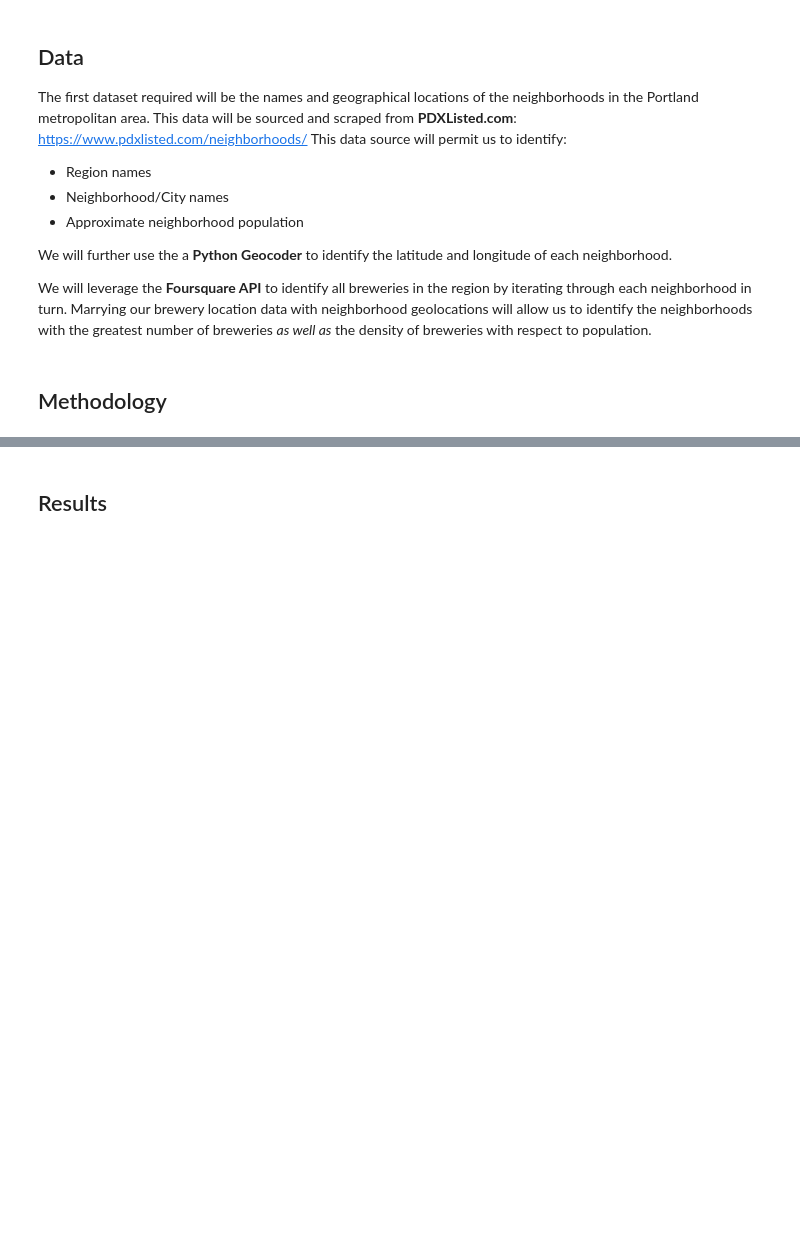
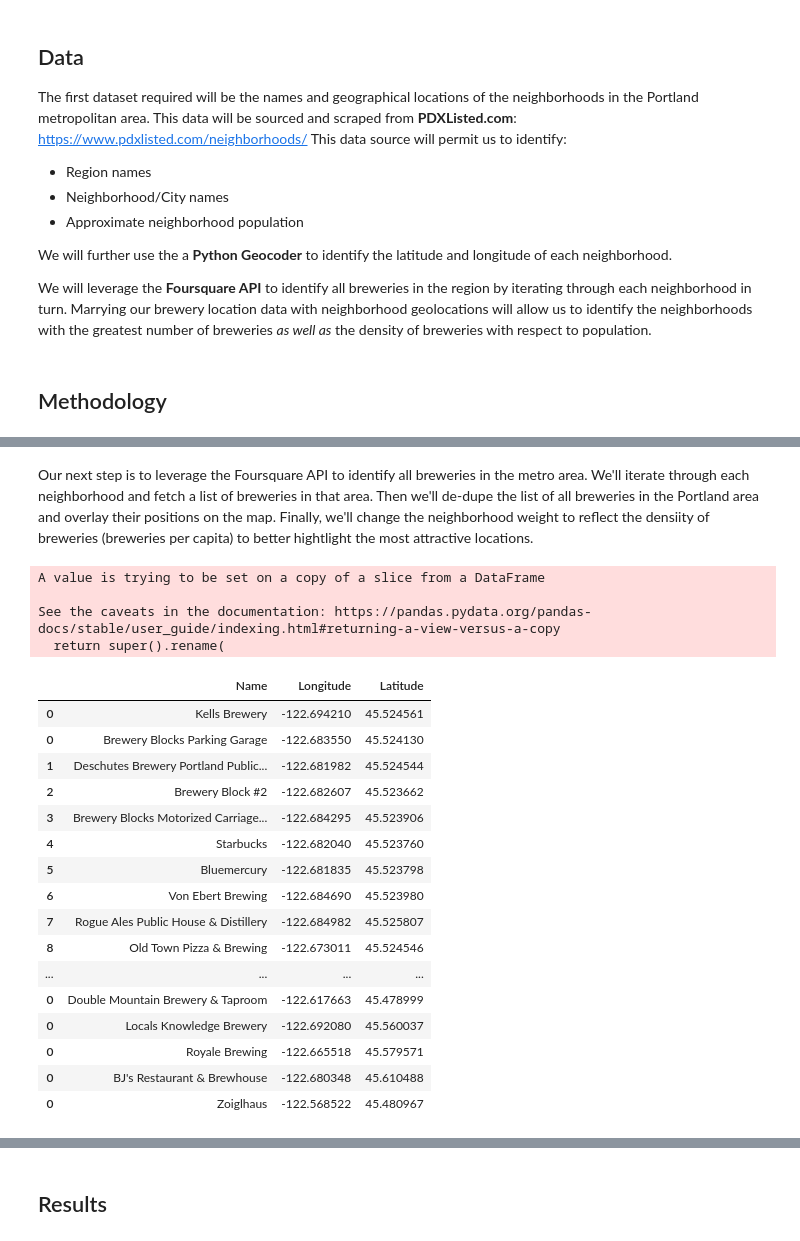
Before and after one commit to ericmann/Coursera_Capstone, a Jupyter notebook: Battle of the Neighborhoods.ipynb, the cells around one changed output, grey strips where cells are left out. Saved outputs shown, nothing was run; the diff lists cells and outputs as text; code cells hidden in the pictures; blank space fills up the shorter version.

```diff
--- a/Battle of the Neighborhoods.ipynb
+++ b/Battle of the Neighborhoods.ipynb
@@ -22,0 +132,64 @@ We will leverage the **Foursquare API** to identify all breweries in the region
+# %% [markdown]
+Our next step is to leverage the Foursquare API to identify all breweries in the metro area. We'll iterate through each neighborhood and fetch a list of breweries in that area. Then we'll de-dupe the list of all breweries in the Portland area and overlay their positions on the map. Finally, we'll change the neighborhood weight to reflect the densiity of breweries (breweries per capita) to better hightlight the most attractive locations.
+# %%
+import requests
+
+from creds import CLIENT_ID, CLIENT_SECRET
+VERSION = '20180604'
+LIMIT = 50
+
+search_query = 'brewery'
+radius = 805 # Half mile in meters
+
+brewery_count = {} # Dict to track neighborhood => brewery counts
+breweries = pd.DataFrame(columns=['Name', 'Longitude', 'Latitude'])  # Set to track unique tuples of breweries (Brewery, lat, long)
+
+# Iterate through our neighborhoods
+for i, row in filtered.iterrows():
+    latitude = row['Latitude']
+    longitude = row['Longitude']
+
+    url = 'https://api.foursquare.com/v2/venues/search?client_id={}&client_secret={}&ll={},{}&v={}&query={}&radius={}&limit={}'.format(CLIENT_ID, CLIENT_SECRET, latitude, longitude, VERSION, search_query, radius, LIMIT)
+    results = requests.get(url).json()
+
+    venues = results['response']['venues']
+
+    if len(venues) == 0:
+        continue
+
+    # Transform venues into a dataframe
+    dataframe = pd.json_normalize(venues)
+
+    # Filter things down to _just_ the columns we care about - name, latitude, longitude
+    filtered_dataframe = dataframe[['name', 'location.lng', 'location.lat']]
+    filtered_dataframe.rename(columns={'name': 'Name', 'location.lng': 'Longitude', 'location.lat': 'Latitude'}, inplace=True)
+
+    # Store our data for later
+    brewery_count[row['Neighborhood']] = filtered_dataframe.shape[0]
+    breweries = breweries.append(filtered_dataframe)
+
+# Dedupe our brewery list for visualization
+breweries = breweries.drop_duplicates()
+breweries
+# %% [output]
+A value is trying to be set on a copy of a slice from a DataFrame
+
+See the caveats in the documentation: https://pandas.pydata.org/pandas-docs/stable/user_guide/indexing.html#returning-a-view-versus-a-copy
+  return super().rename(
+|  | Name | Longitude | Latitude |
+| 0 | Kells Brewery | -122.694210 | 45.524561 |
+| 0 | Brewery Blocks Parking Garage | -122.683550 | 45.524130 |
+| 1 | Deschutes Brewery Portland Public... | -122.681982 | 45.524544 |
+| 2 | Brewery Block #2 | -122.682607 | 45.523662 |
+| 3 | Brewery Blocks Motorized Carriage... | -122.684295 | 45.523906 |
+| 4 | Starbucks | -122.682040 | 45.523760 |
+| 5 | Bluemercury | -122.681835 | 45.523798 |
+| 6 | Von Ebert Brewing | -122.684690 | 45.523980 |
+| 7 | Rogue Ales Public House & Distillery | -122.684982 | 45.525807 |
+| 8 | Old Town Pizza & Brewing | -122.673011 | 45.524546 |
+| ... | ... | ... | ... |
+| 0 | Double Mountain Brewery & Taproom | -122.617663 | 45.478999 |
+| 0 | Locals Knowledge Brewery | -122.692080 | 45.560037 |
+| 0 | Royale Brewing | -122.665518 | 45.579571 |
+| 0 | BJ's Restaurant & Brewhouse | -122.680348 | 45.610488 |
+| 0 | Zoiglhaus | -122.568522 | 45.480967 |
```
Also changed, not shown: parts of 9 cells of this notebook.
